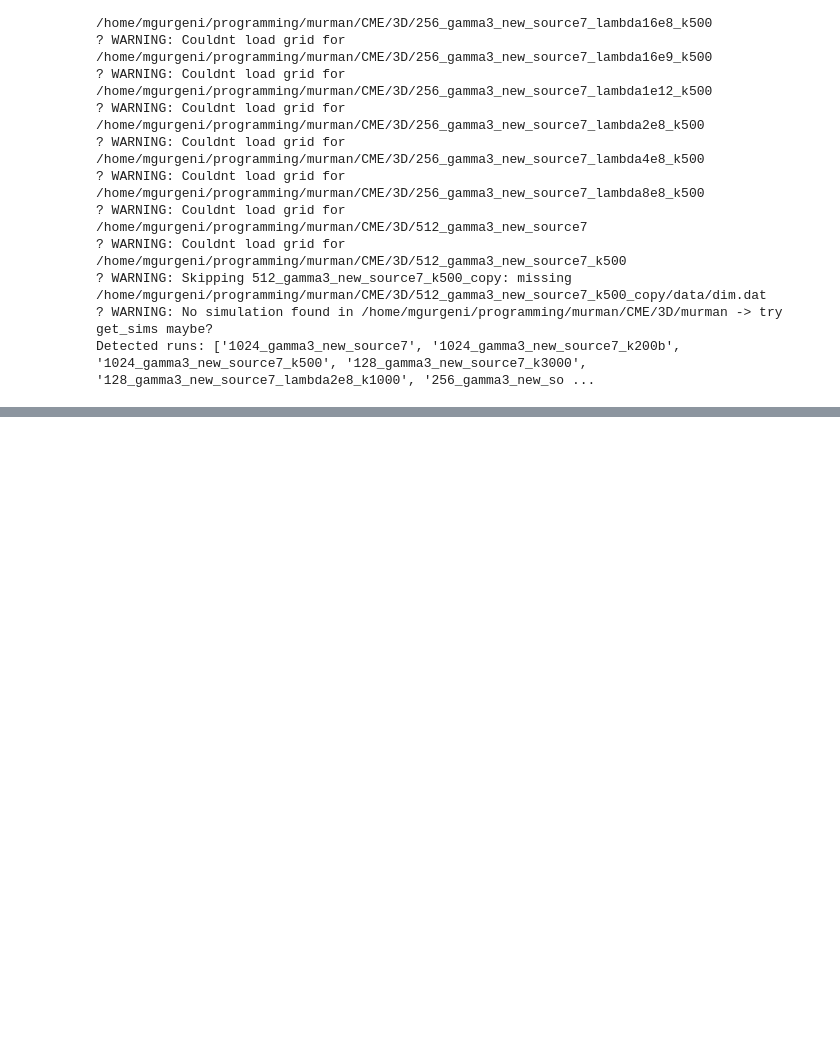
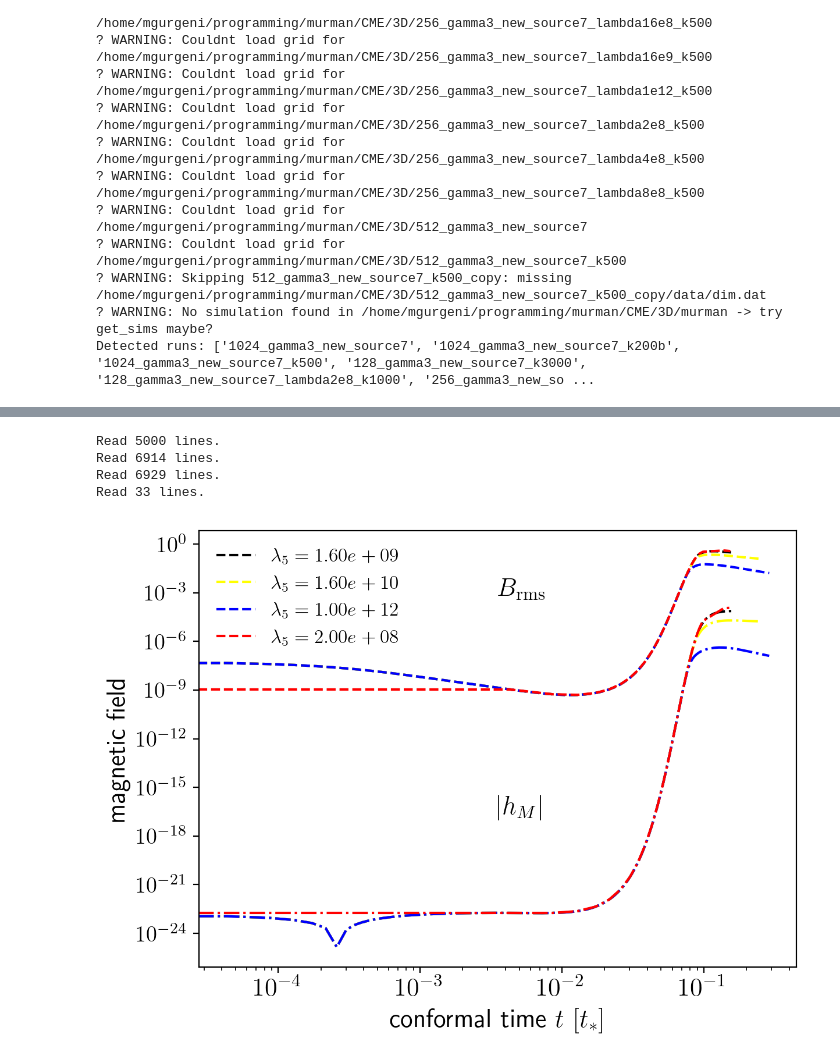
Before and after one commit to shturman99/CME, a Jupyter notebook: CME_pipeline_notebook.ipynb, the cells around one changed output, grey strips where cells are left out. Cells and saved outputs as stored; diff of their text form; code cells hidden in the pictures; blank space fills up the shorter version.

```diff
--- a/CME_pipeline_notebook.ipynb
+++ b/CME_pipeline_notebook.ipynb
@@ -118,0 +116,60 @@ Read 50 lines.
+# %%
+import itertools
+import numpy as np
+import matplotlib.pyplot as plt
+
+color_cycle =itertools.cycle( ["black","yellow","blue","red"])
+
+fig, ax = plt.subplots()
+
+handles = []
+labels  = []
+
+for sim in sims:
+
+    if not sim.name.startswith("256") or "4e8" in sim.name or "8e8" in sim.name:
+        continue
+
+    ts   = pc.read.ts(datadir=sim.datadir)
+    pars = pc.read.param(datadir=sim.datadir, param2=True)
+
+    lam = getattr(pars, "lambda5", None)
+
+    t    = np.asarray(ts.t) - cfg.t_offset
+    brms = np.asarray(ts.brms)
+    hel  = np.asarray(ts.abm)
+
+    color = next(color_cycle)
+
+    if lam is not None:
+        run_label = rf"$\lambda_5 = {lam:.2e}$"
+    else:
+        run_label = sim.name
+
+    # only B_rms gets a legend entry (one handle per run)
+    hB, = ax.loglog(t, np.abs(brms), "--", color=color, label=run_label)
+    ax.loglog(t, np.abs(hel), "-.", color=color)
+
+    handles.append(hB)
+    labels.append(run_label)
+
+# axis labels (keep your existing ylim)
+ax.set_xlabel(r"conformal time $t~[t_*]$")
+ax.set_ylabel("magnetic field")
+
+# single legend: only λ5
+ax.legend(handles, labels, frameon=False)
+
+
+# in-panel text labels for the two “bands”
+ax.text(0.5, 0.85, r"$B_{\mathrm{rms}}$", transform=ax.transAxes)
+ax.text(0.5, 0.35, r"$|h_M|$",       transform=ax.transAxes)
+
+plt.tight_layout()
+plt.show()
+# %% [output]
+Read 5000 lines.
+Read 6914 lines.
+Read 6929 lines.
+Read 33 lines.
+[figure, added]
```
Also changed, not shown: parts of 4 cells of this notebook.
